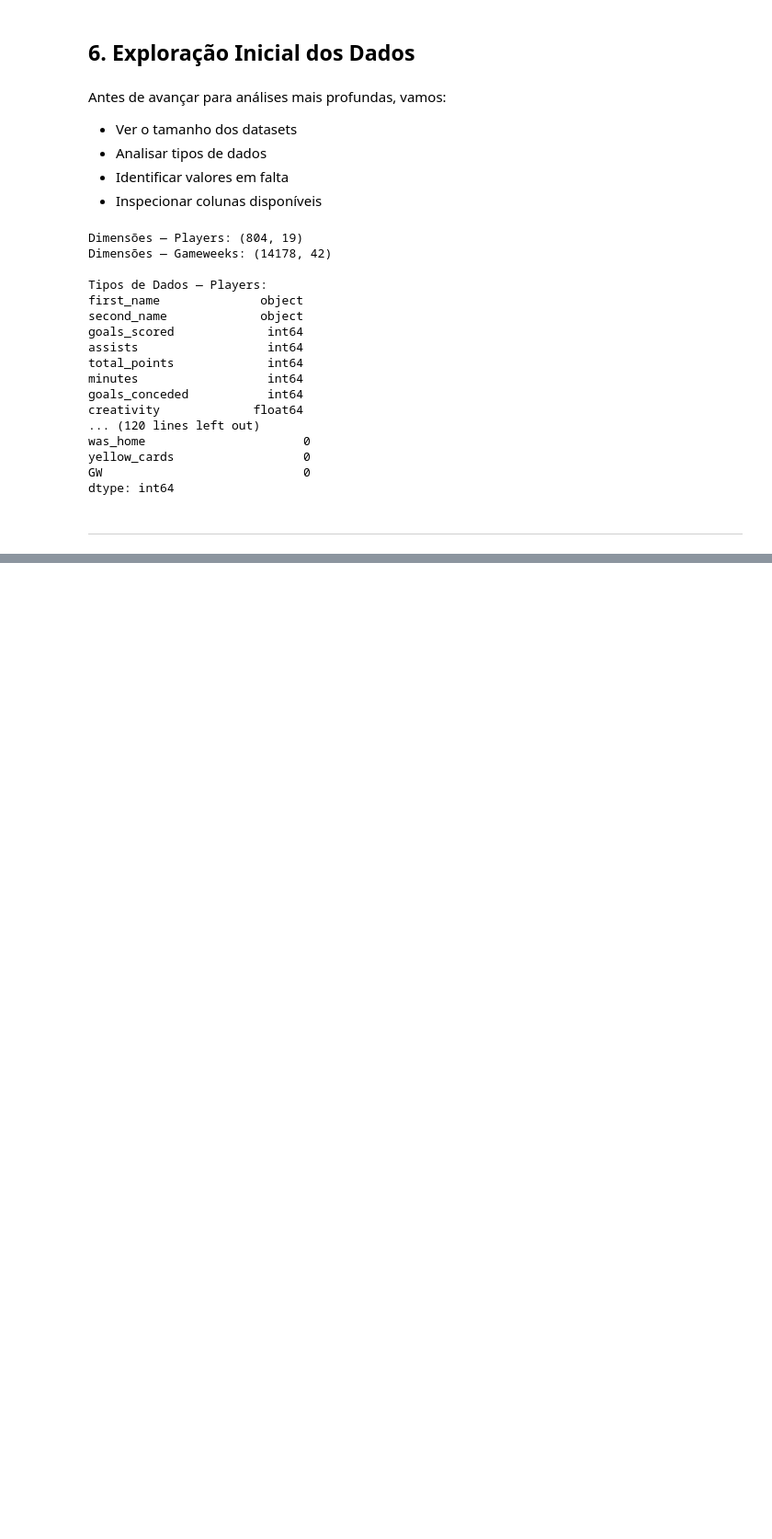
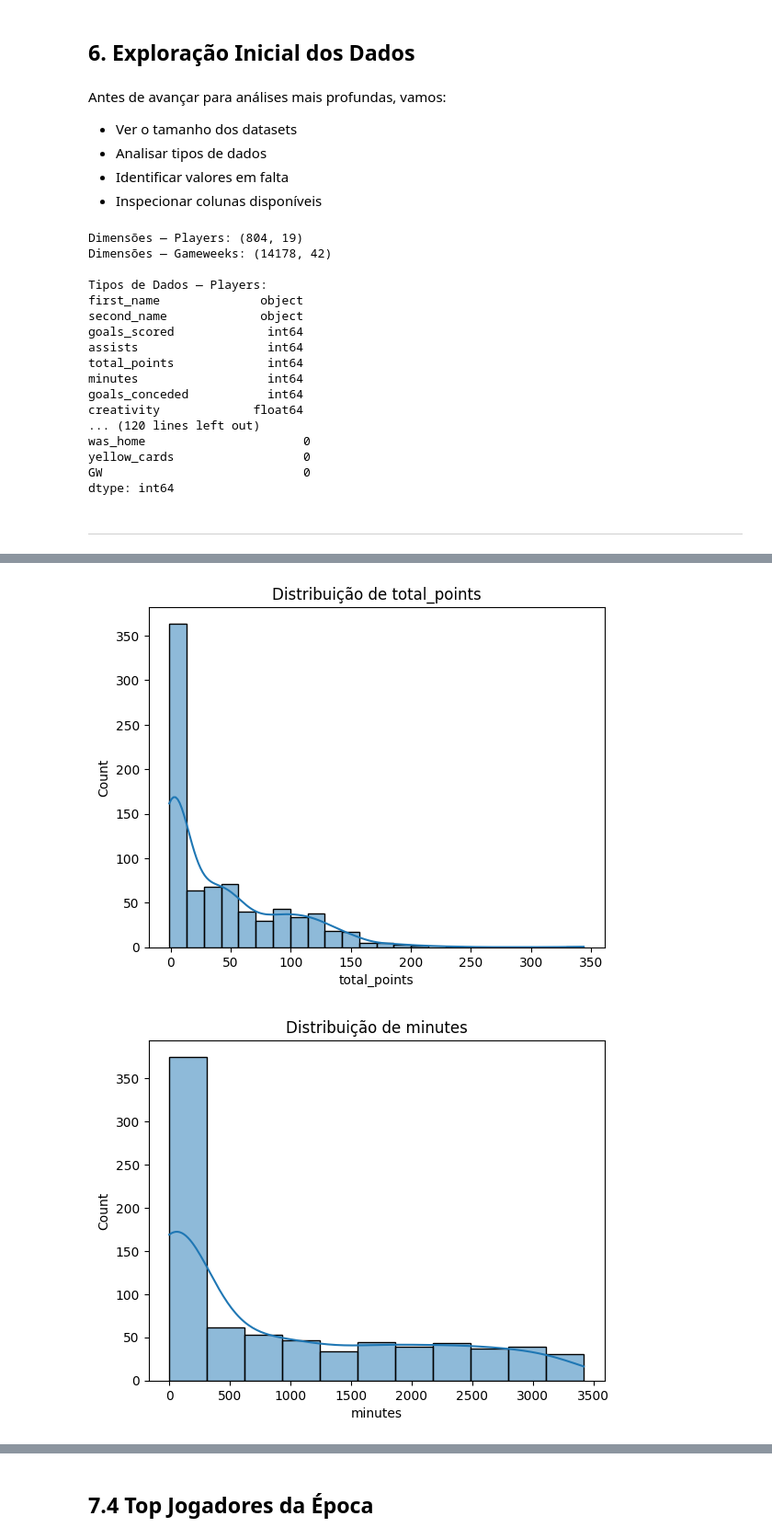
Before and after one commit to hugocruz13/Applied_ML_Models, a Jupyter notebook: eda_association_rules_dataset.ipynb, the cells around one changed output, grey strips where cells are left out. Shown at 92% size. Cells and saved outputs as stored; diff of their text form; code cells hidden in the pictures; blank space fills up the shorter version.

```diff
--- a/eda_association_rules_dataset.ipynb
+++ b/eda_association_rules_dataset.ipynb
@@ -190,0 +253,11 @@ dtype: int64
+# %%
+numeric_cols = ['total_points', 'minutes', 'goals_scored', 'assists', 'clean_sheets']
+
+for col in numeric_cols:
+    plt.figure()
+    sns.histplot(players_df[col], kde=True)
+    plt.title(f"Distribuição de {col}")
+    plt.show()
+# %% [output]
+[figure, added]
+[figure, added]
@@ -190,0 +267,2 @@ dtype: int64
+# %% [markdown]
+## 7.4 Top Jogadores da Época
```
Also changed, not shown: parts of 49 cells of this notebook.
